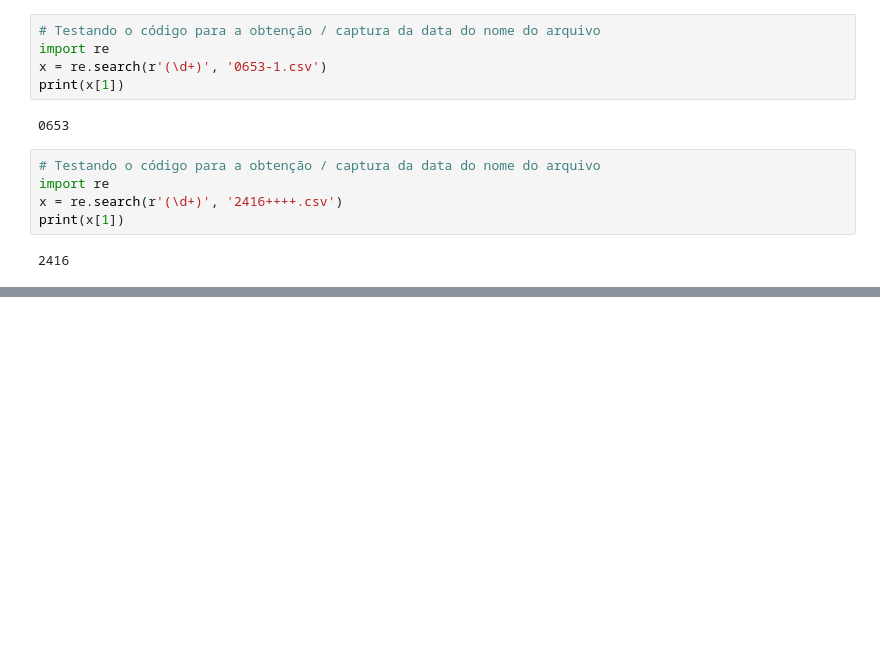
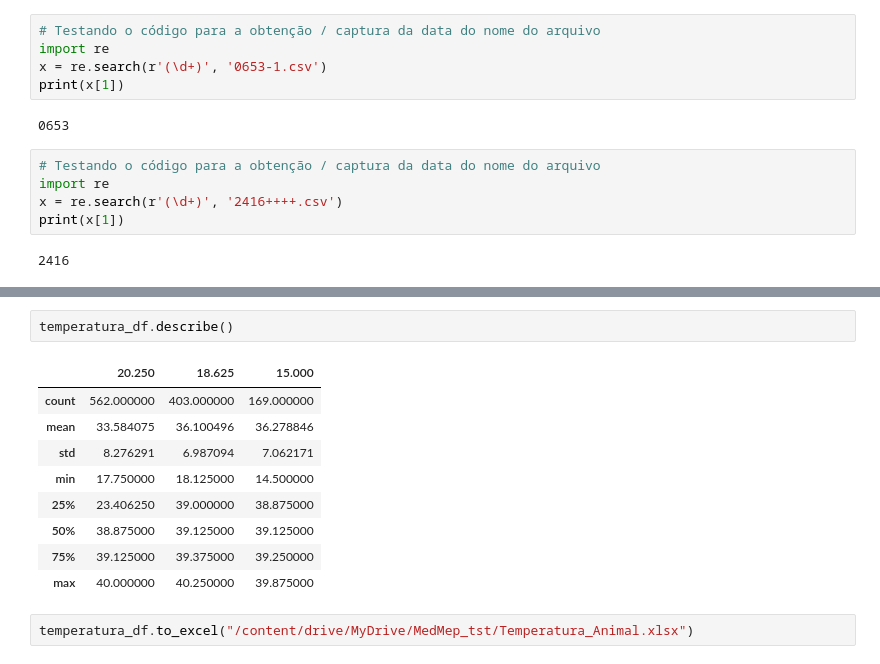
Before and after one commit to InstitutodaVinci3/vancouver, a Jupyter notebook: Temp_Animal.ipynb, the cells around one changed output, grey strips where cells are left out. Cells and saved outputs as stored; diff of their text form; blank space fills up the shorter version.

```diff
--- a/Temp_Animal.ipynb
+++ b/Temp_Animal.ipynb
@@ -137,0 +151,14 @@ temperatura_df.to_excel("/content/drive/MyDrive/MedMep_tstTemperatura_Animal.xls
+# %%
+temperatura_df.describe()
+# %% [output]
+|  | 20.250 | 18.625 | 15.000 |
+| count | 562.000000 | 403.000000 | 169.000000 |
+| mean | 33.584075 | 36.100496 | 36.278846 |
+| std | 8.276291 | 6.987094 | 7.062171 |
+| min | 17.750000 | 18.125000 | 14.500000 |
+| 25% | 23.406250 | 39.000000 | 38.875000 |
+| 50% | 38.875000 | 39.125000 | 39.125000 |
+| 75% | 39.125000 | 39.375000 | 39.250000 |
+| max | 40.000000 | 40.250000 | 39.875000 |
+# %%
+temperatura_df.to_excel("/content/drive/MyDrive/MedMep_tst/Temperatura_Animal.xlsx")
```
Also changed, not shown: parts of 1 cell of this notebook.
